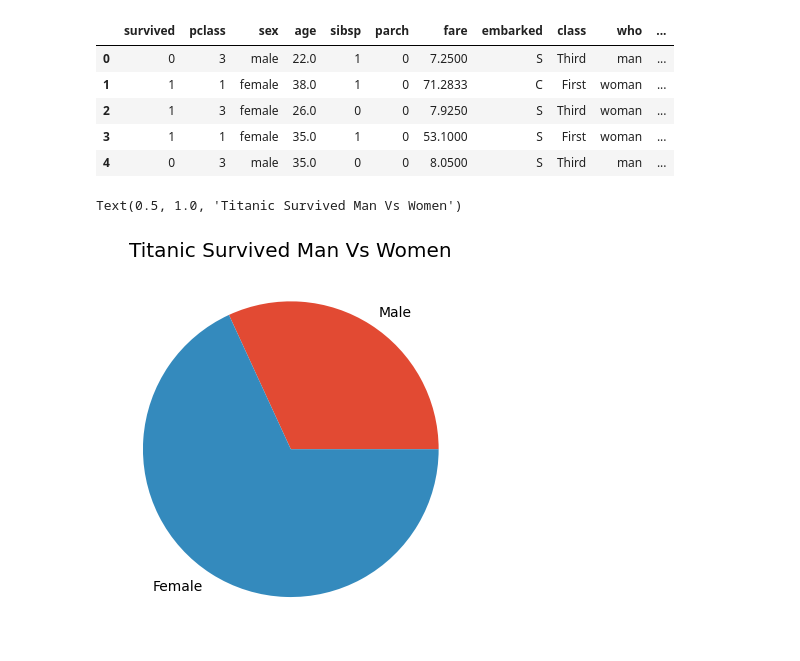
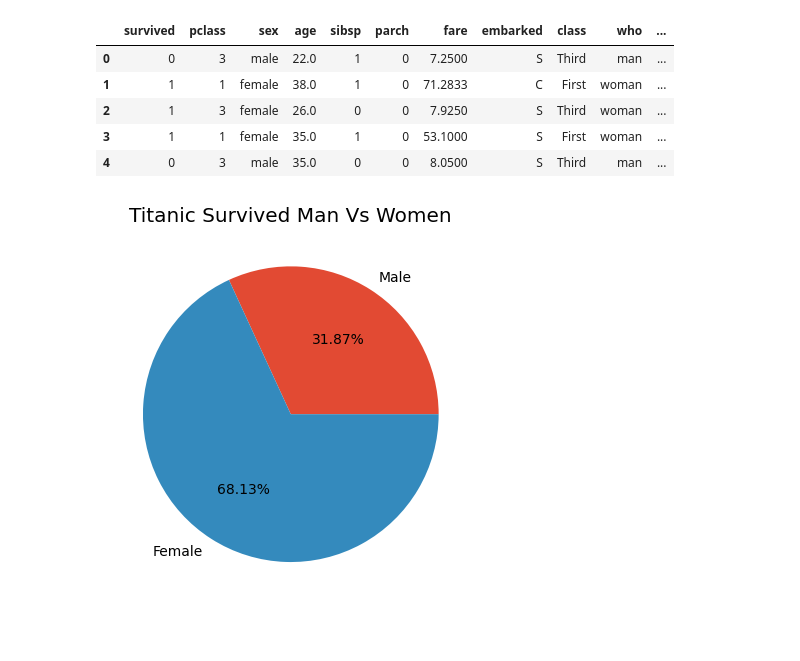
Before and after one commit to danielprinceD/DataScience, a Jupyter notebook: seaborn.ipynb, the cells around one changed output. Cells and saved outputs as stored; diff of their text form; code cells hidden in the pictures.

```diff
--- a/seaborn.ipynb
+++ b/seaborn.ipynb
@@ -39,8 +39,8 @@ male_survive = titanic.loc[(titanic['sex']=='male') & (titanic['survived'] ==Tru
 female_survive = titanic.loc[(titanic['sex']=='female') & (titanic['survived'] == True)].count()[0]
 # %%
 plt.style.use('ggplot')
-plt.pie([male_survive , female_survive] , labels=['Male' , 'Female'] )
+plt.pie([male_survive , female_survive] , labels=['Male' , 'Female'] , autopct='%.2f%%')
 plt.title('Titanic Survived Man Vs Women')
+plt.show()
 # %% [output]
-Text(0.5, 1.0, 'Titanic Survived Man Vs Women')
-[figure, old version]
+[figure, new version]
```
Also changed, not shown: parts of 7 cells of this notebook.
